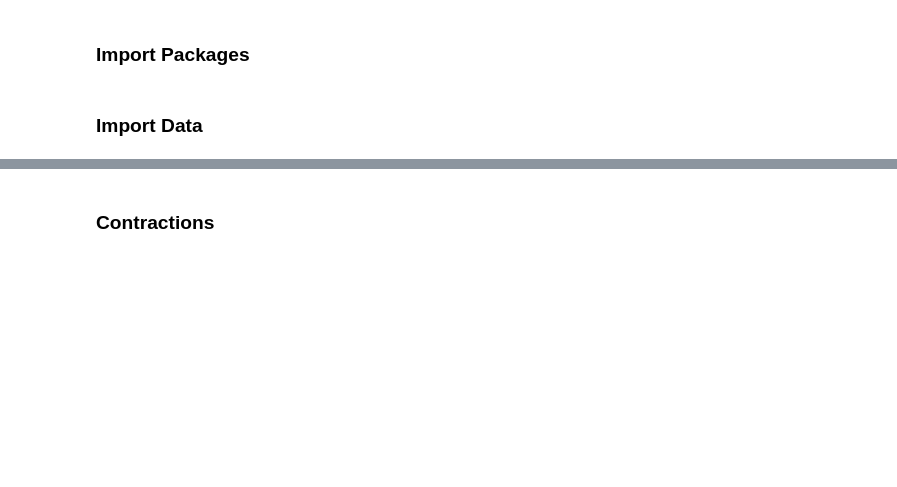
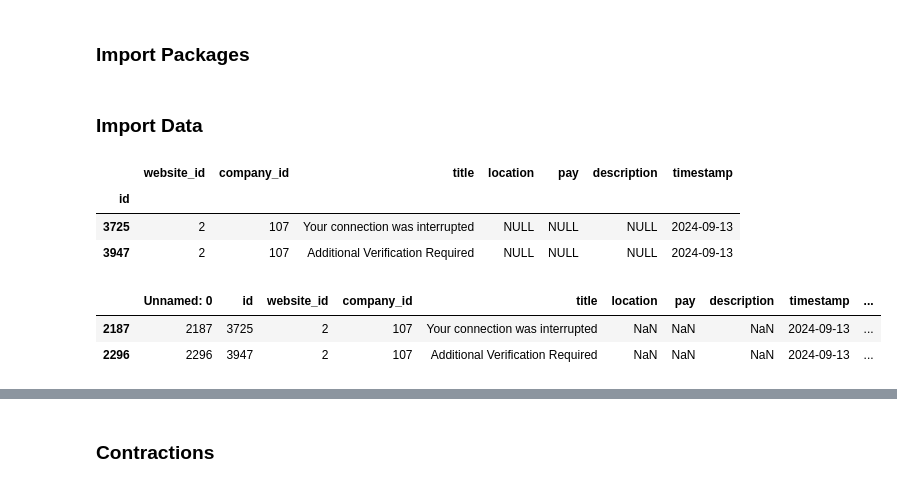
Before and after one commit to J1Walters/msc-project, a Jupyter notebook: notebooks/preprocessing.ipynb, the cells around one changed output, grey strips where cells are left out. Drawn from its saved outputs; the diff is of its cells as text; code cells hidden in the pictures; blank space fills up the shorter version.

Commit message:
testing null filtering

```diff
--- a/notebooks/preprocessing.ipynb
+++ b/notebooks/preprocessing.ipynb
@@ -24,6 +25,21 @@ website = pd.read_sql('SELECT * FROM website', con)
 job.set_index('id', inplace=True)
 company.set_index('id', inplace=True)
 website.set_index('id', inplace=True)
+# %%
+job.loc[job['description'] == 'NULL']
+# %% [output]
+|  | website_id | company_id | title | location | pay | description | timestamp |
+| id |  |  |  |  |  |  |  |
+| 3725 | 2 | 107 | Your connection was interrupted | NULL | NULL | NULL | 2024-09-13 |
+| 3947 | 2 | 107 | Additional Verification Required | NULL | NULL | NULL | 2024-09-13 |
+# %%
+test_df = pd.read_csv('../location_data/location.csv')
+# %%
+test_df.loc[test_df['description'].isna()]
+# %% [output]
+|  | Unnamed: 0 | id | website_id | company_id | title | location | pay | description | timestamp | ... |
+| 2187 | 2187 | 3725 | 2 | 107 | Your connection was interrupted | NaN | NaN | NaN | 2024-09-13 | ... |
+| 2296 | 2296 | 3947 | 2 | 107 | Additional Verification Required | NaN | NaN | NaN | 2024-09-13 | ... |
 # %%
 test = job.merge(company, left_on='company_id', right_index=True)
 # %%
```
Also changed, not shown: parts of 2 cells of this notebook.
